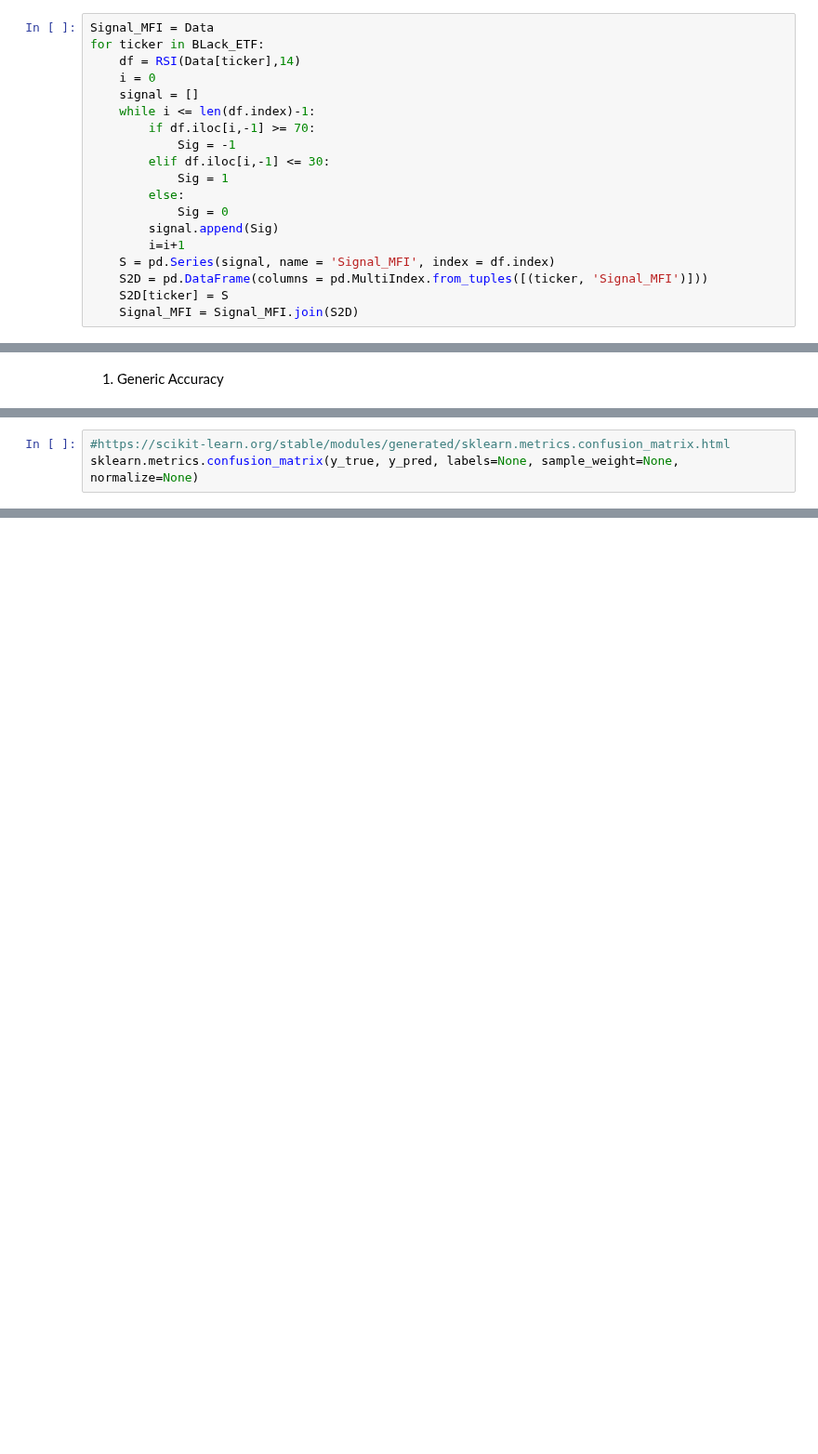
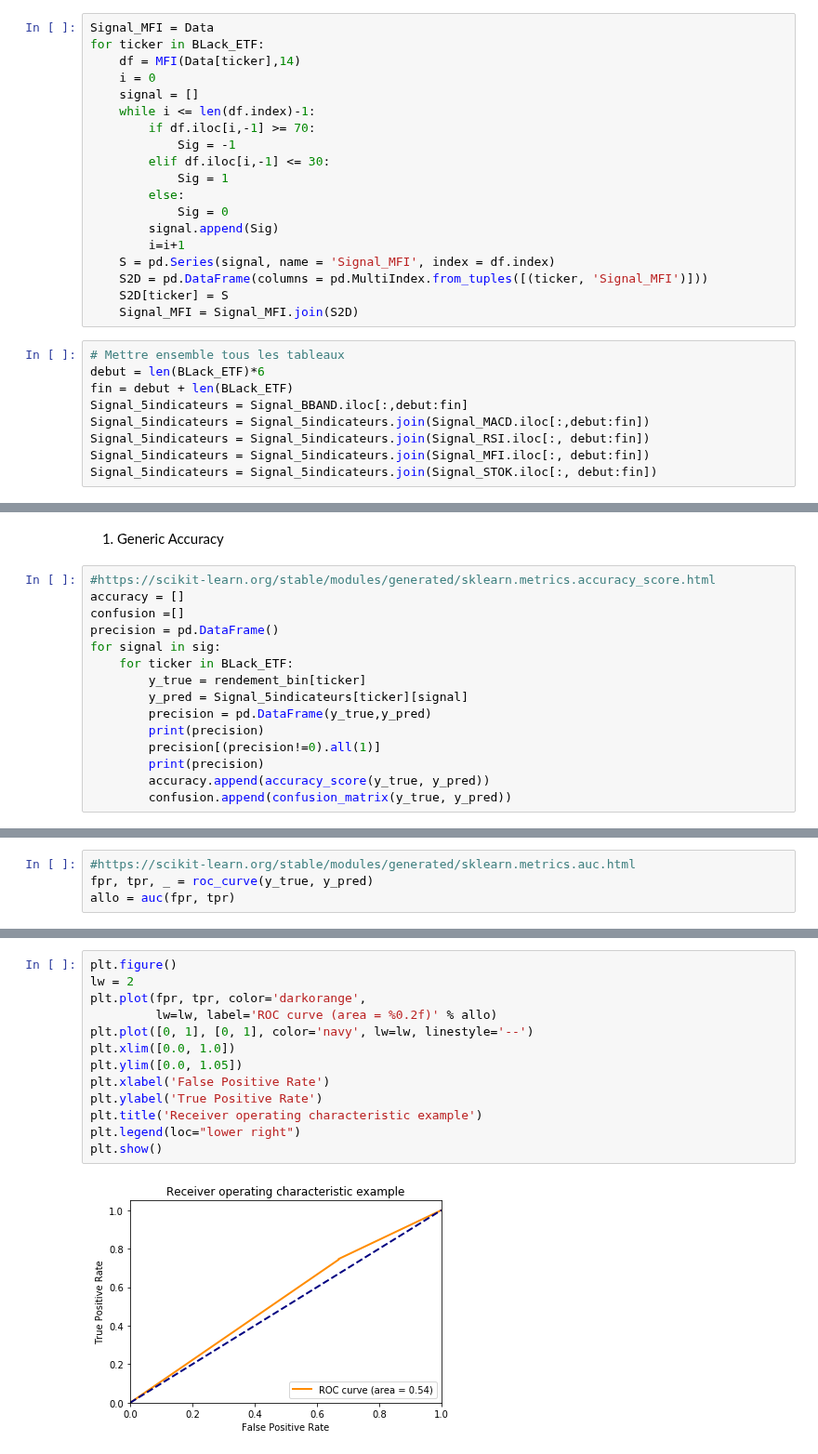
Before and after one commit to poclecoqq/Trending-stocks, a Jupyter notebook: tp2/TP2.ipynb, the cells around one changed output, grey strips where cells are left out. Shown at 93% size. Drawn from its saved outputs; the diff is of its cells as text; blank space fills up the shorter version.

```diff
--- a/tp2/TP2.ipynb
+++ b/tp2/TP2.ipynb
@@ -272,7 +245,7 @@ Pour Money Flow ;si MFI < 30 -> Long
 # %%
 Signal_MFI = Data
 for ticker in BLack_ETF:
-    df = RSI(Data[ticker],14)
+    df = MFI(Data[ticker],14)
     i = 0
     signal = []
     while i <= len(df.index)-1:
@@ -288,3 +261,12 @@ for ticker in BLack_ETF:
     S2D = pd.DataFrame(columns = pd.MultiIndex.from_tuples([(ticker, 'Signal_MFI')]))
     S2D[ticker] = S
     Signal_MFI = Signal_MFI.join(S2D)
+# %%
+# Mettre ensemble tous les tableaux
+debut = len(BLack_ETF)*6
+fin = debut + len(BLack_ETF)
+Signal_5indicateurs = Signal_BBAND.iloc[:,debut:fin]
+Signal_5indicateurs = Signal_5indicateurs.join(Signal_MACD.iloc[:,debut:fin])
+Signal_5indicateurs = Signal_5indicateurs.join(Signal_RSI.iloc[:, debut:fin])
+Signal_5indicateurs = Signal_5indicateurs.join(Signal_MFI.iloc[:, debut:fin])
+Signal_5indicateurs = Signal_5indicateurs.join(Signal_STOK.iloc[:, debut:fin])
@@ -297,2 +315,17 @@ from sklearn.metrics import auc
 # %% [markdown]
 1) Generic Accuracy
+# %%
+#https://scikit-learn.org/stable/modules/generated/sklearn.metrics.accuracy_score.html
+accuracy = []
+confusion =[]
+precision = pd.DataFrame()
+for signal in sig:
+    for ticker in BLack_ETF:
+        y_true = rendement_bin[ticker]
+        y_pred = Signal_5indicateurs[ticker][signal]
+        precision = pd.DataFrame(y_true,y_pred)
+        print(precision)
+        precision[(precision!=0).all(1)]
+        print(precision)
+        accuracy.append(accuracy_score(y_true, y_pred))
+        confusion.append(confusion_matrix(y_true, y_pred))
@@ -304,3 +358,4 @@ sklearn.metrics.accuracy_score(y_true, y_pred, normalize=True, sample_weight=Non
 # %%
-#https://scikit-learn.org/stable/modules/generated/sklearn.metrics.confusion_matrix.html
-sklearn.metrics.confusion_matrix(y_true, y_pred, labels=None, sample_weight=None, normalize=None)
+#https://scikit-learn.org/stable/modules/generated/sklearn.metrics.auc.html
+fpr, tpr, _ = roc_curve(y_true, y_pred)
+allo = auc(fpr, tpr)
@@ -311,0 +362,15 @@ sklearn.metrics.auc(x, y)
+# %%
+plt.figure()
+lw = 2
+plt.plot(fpr, tpr, color='darkorange',
+         lw=lw, label='ROC curve (area = %0.2f)' % allo)
+plt.plot([0, 1], [0, 1], color='navy', lw=lw, linestyle='--')
+plt.xlim([0.0, 1.0])
+plt.ylim([0.0, 1.05])
+plt.xlabel('False Positive Rate')
+plt.ylabel('True Positive Rate')
+plt.title('Receiver operating characteristic example')
+plt.legend(loc="lower right")
+plt.show()
+# %% [output]
+[figure, added]
```
Also changed, not shown: parts of 20 cells of this notebook.
